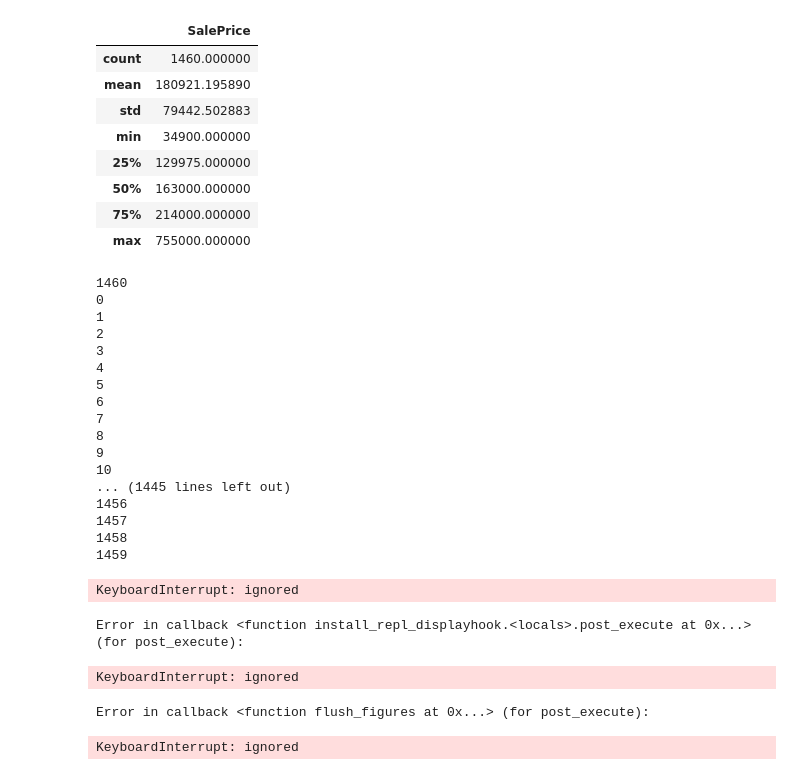
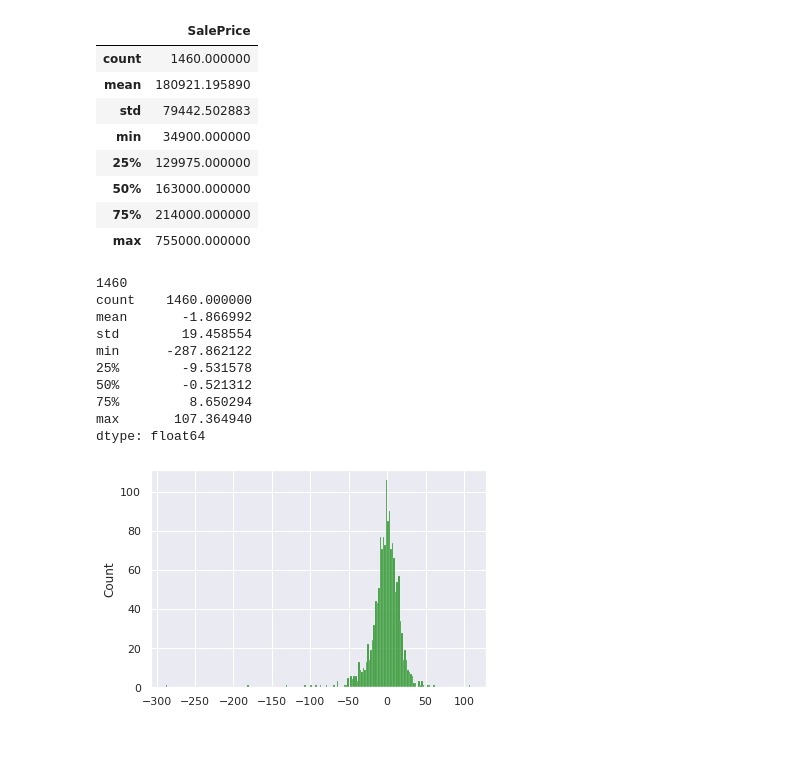
Before and after one commit to sipocz/Colab, a Jupyter notebook: Ames_house_pricing_analysis_step_2.ipynb, the cells around one changed output. Drawn from its saved outputs; the diff is of its cells as text; code cells hidden in the pictures; blank space fills up the shorter version.

```diff
--- a/Ames_house_pricing_analysis_step_2.ipynb
+++ b/Ames_house_pricing_analysis_step_2.ipynb
@@ -568,42 +568,34 @@ Y.describe()
 | 75% | 214000.000000 |
 | max | 755000.000000 |
 # %%
- delta_list=[]
+delta_list=[]
 import seaborn as sns
 h=len(df["SalePrice"])
 print(h)
 sns.set()
 for i in range(h):
-    print(i)
-    deltapercent=(df.iloc[i,0]-lreg_pred[i])/df.iloc[i,0]*100
-    delta_list.append(deltapercent)
-        #print(f" {i} --> {df_norm.iloc[i,1]:0.0f} --> {df_norm.iloc[i,1]-lasso_pred[i]:0.0f} --> {deltapercent:0.1f}")
+    #print(i)
+
+    deltapercent=(Y.iloc[i,0]-lreg_pred[i])/Y.iloc[i,0]*100
+    #print(f"{i} --{deltapercent}")
+    delta_list.append(deltapercent[0])
 
 
-sns.histplot(data=delta_list,color="green");
-plt.xlabel="eltérés"
+
+sns.histplot(delta_list,color="green", binwidth=2,);
+
 a=pd.Series(delta_list)
-print(endofparam,a.describe())
+#print(endofparam,a.describe())
+print(a.describe())
 # %% [output]
 1460
-0
-1
-2
-3
-4
-5
-6
-7
-8
-9
-10
-... (1445 lines left out)
-1456
-1457
-1458
-1459
+count    1460.000000
+mean       -1.866992
+std        19.458554
+min      -287.862122
+25%        -9.531578
+50%        -0.521312
+75%         8.650294
+max       107.364940
+dtype: float64
-KeyboardInterrupt: ignored
-Error in callback <function install_repl_displayhook.<locals>.post_execute at 0x...> (for post_execute):
-KeyboardInterrupt: ignored
-Error in callback <function flush_figures at 0x...> (for post_execute):
-KeyboardInterrupt: ignored
+[figure, added]
```
Also changed, not shown: parts of 1 cell of this notebook.
